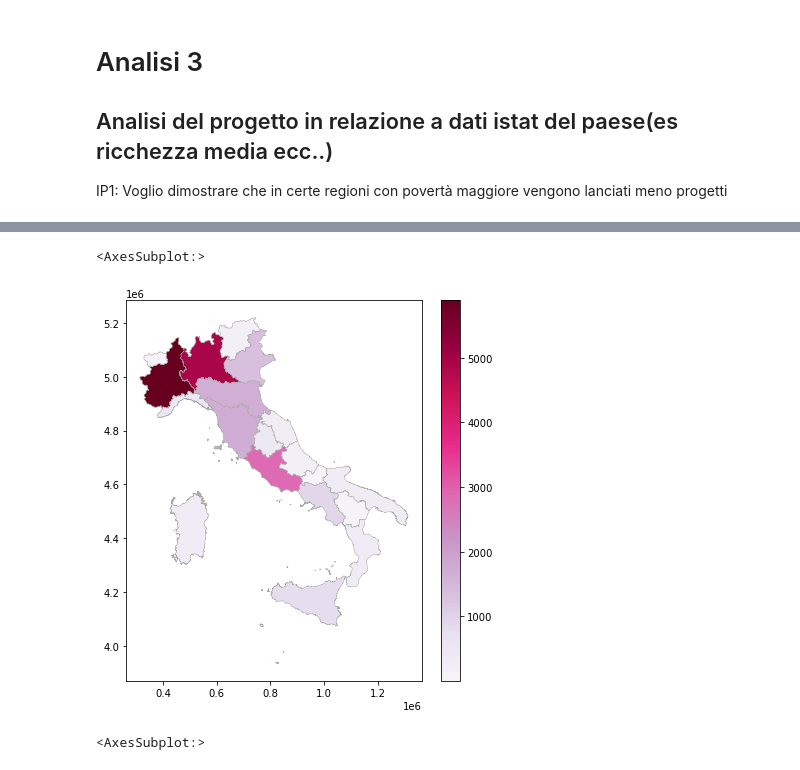
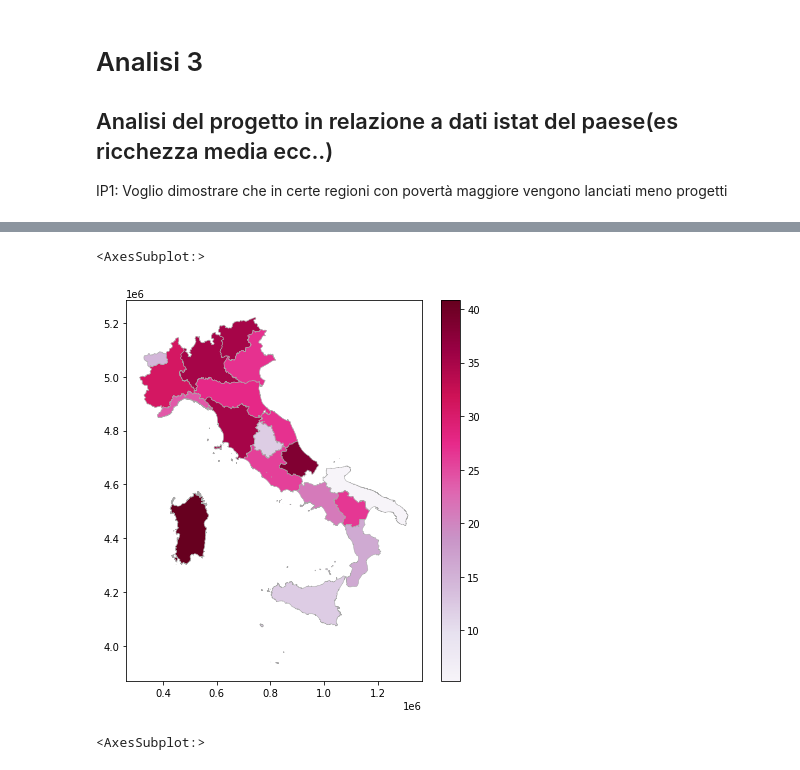
Before and after one commit to AlessandroCapici/Tesi_Triennale, a Jupyter notebook: Analisi dati.ipynb, the cells around one changed output, grey strips where cells are left out. Drawn from its saved outputs; the diff is of its cells as text; code cells hidden in the pictures.

```diff
--- a/Analisi dati.ipynb
+++ b/Analisi dati.ipynb
@@ -87,5 +95,6 @@ sea.heatmap(corr, xticklabels=corr.columns, yticklabels=corr.columns, ax=ax, lin
 
 IP1: Voglio dimostrare che in certe regioni con povertà maggiore vengono lanciati meno progetti
 # %%
-query="select state_location as DEN_REG, count(state) as n_progetti from l0  group by state_location"
+query="select state_location as DEN_REG , (p_succ/perc_succ)*100 as perc from temp natural join temp2"
 result_query=sql.read_sql_query(query,engine)
+result_query
@@ -92,10 +119,10 @@ result_query=sql.read_sql_query(query,engine)
 # %%
 regioni_2020 = gpd.read_file('..\csv\istat\Limiti01012020\Reg01012020\Reg01012020_WGS84.shp')
 geo_progettiXregione = regioni_2020.merge(result_query,on="DEN_REG").reset_index()
-geo_progettiXregione.plot(column='n_progetti',cmap="PuRd", legend=True,edgecolor = "darkgrey", linewidth = 0.5, figsize=(7,7))
+geo_progettiXregione.plot(column='perc',cmap="PuRd", legend=True,edgecolor = "darkgrey", linewidth = 0.5, figsize=(7,7))
 # %% [output]
 <AxesSubplot:>
-[figure, old version]
+[figure, new version]
 # %%
 df_poverta=pd.read_csv('..\csv\istat\DCCV_POVERTA.csv')
 df_poverta.rename(columns={'Territorio': 'DEN_REG'}, inplace=True)
```
Also changed, not shown: parts of 12 cells of this notebook, 2 other files.
